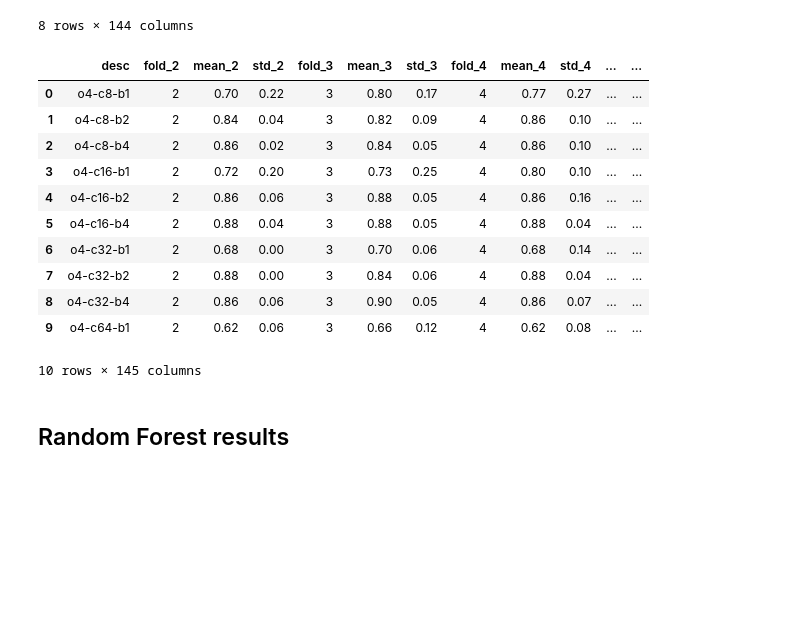
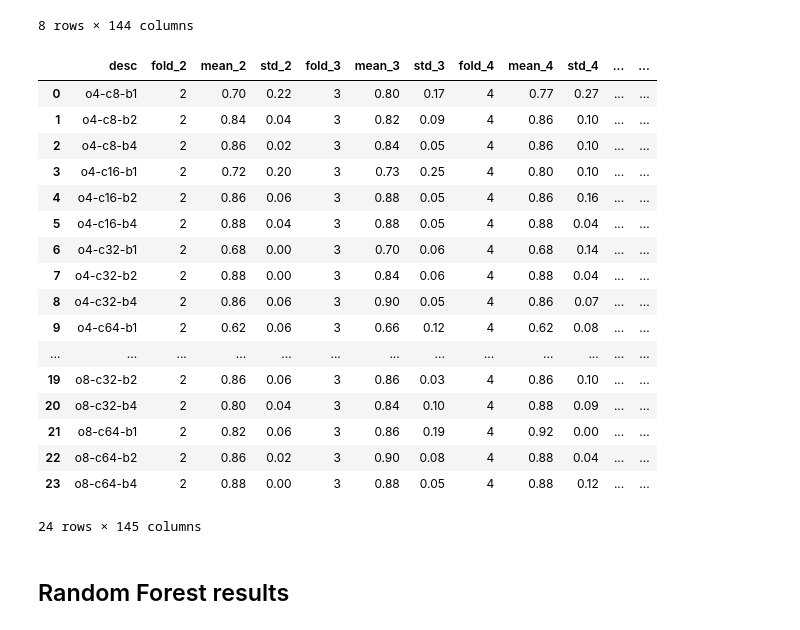
Before and after one commit to famarcar/Wear_Classification, a Jupyter notebook: DataAnalysis.ipynb, the cells around one changed output. Saved outputs shown, nothing was run; the diff lists cells and outputs as text; code cells hidden in the pictures; blank space fills up the shorter version.

```diff
--- a/DataAnalysis.ipynb
+++ b/DataAnalysis.ipynb
@@ -57,20 +59,26 @@ Gaus_pd.describe()
 | max | 2.0 | 0.880000 | 0.220000 | 3.0 | 0.900000 | 0.250000 | 4.0 | 0.920000 | 0.270000 | 5.0 | ... | ... |
 8 rows × 144 columns
 # %%
-Gaus_pd.head(10)
+Gaus_pd.head(24)
 # %% [output]
 |  | desc | fold_2 | mean_2 | std_2 | fold_3 | mean_3 | std_3 | fold_4 | mean_4 | std_4 | ... | ... |
 | 0 | o4-c8-b1 | 2 | 0.70 | 0.22 | 3 | 0.80 | 0.17 | 4 | 0.77 | 0.27 | ... | ... |
 | 1 | o4-c8-b2 | 2 | 0.84 | 0.04 | 3 | 0.82 | 0.09 | 4 | 0.86 | 0.10 | ... | ... |
 | 2 | o4-c8-b4 | 2 | 0.86 | 0.02 | 3 | 0.84 | 0.05 | 4 | 0.86 | 0.10 | ... | ... |
 | 3 | o4-c16-b1 | 2 | 0.72 | 0.20 | 3 | 0.73 | 0.25 | 4 | 0.80 | 0.10 | ... | ... |
 | 4 | o4-c16-b2 | 2 | 0.86 | 0.06 | 3 | 0.88 | 0.05 | 4 | 0.86 | 0.16 | ... | ... |
 | 5 | o4-c16-b4 | 2 | 0.88 | 0.04 | 3 | 0.88 | 0.05 | 4 | 0.88 | 0.04 | ... | ... |
 | 6 | o4-c32-b1 | 2 | 0.68 | 0.00 | 3 | 0.70 | 0.06 | 4 | 0.68 | 0.14 | ... | ... |
 | 7 | o4-c32-b2 | 2 | 0.88 | 0.00 | 3 | 0.84 | 0.06 | 4 | 0.88 | 0.04 | ... | ... |
 | 8 | o4-c32-b4 | 2 | 0.86 | 0.06 | 3 | 0.90 | 0.05 | 4 | 0.86 | 0.07 | ... | ... |
 | 9 | o4-c64-b1 | 2 | 0.62 | 0.06 | 3 | 0.66 | 0.12 | 4 | 0.62 | 0.08 | ... | ... |
+| ... | ... | ... | ... | ... | ... | ... | ... | ... | ... | ... | ... | ... |
+| 19 | o8-c32-b2 | 2 | 0.86 | 0.06 | 3 | 0.86 | 0.03 | 4 | 0.86 | 0.10 | ... | ... |
+| 20 | o8-c32-b4 | 2 | 0.80 | 0.04 | 3 | 0.84 | 0.10 | 4 | 0.88 | 0.09 | ... | ... |
+| 21 | o8-c64-b1 | 2 | 0.82 | 0.06 | 3 | 0.86 | 0.19 | 4 | 0.92 | 0.00 | ... | ... |
+| 22 | o8-c64-b2 | 2 | 0.86 | 0.02 | 3 | 0.90 | 0.08 | 4 | 0.88 | 0.04 | ... | ... |
+| 23 | o8-c64-b4 | 2 | 0.88 | 0.00 | 3 | 0.88 | 0.05 | 4 | 0.88 | 0.12 | ... | ... |
-10 rows × 145 columns
+24 rows × 145 columns
 # %% [markdown]
 ## Random Forest results
 # %%
```
Also changed, not shown: parts of 11 cells of this notebook, 14 other files.
